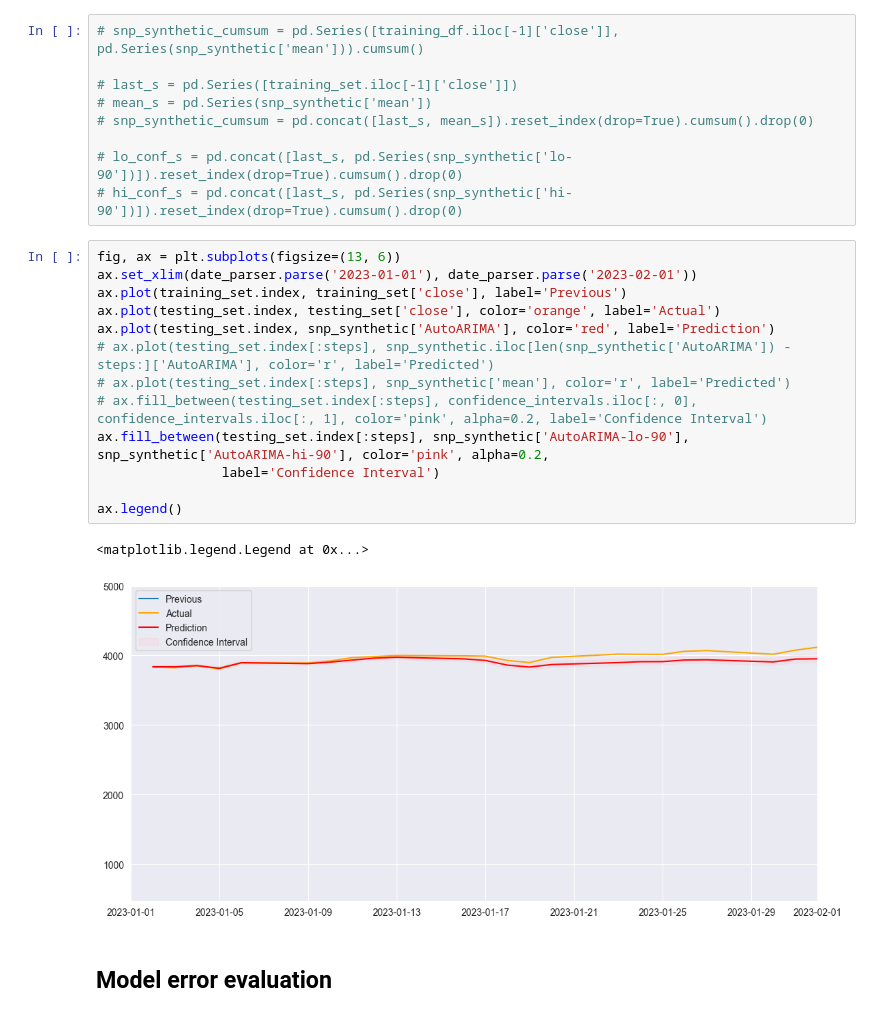
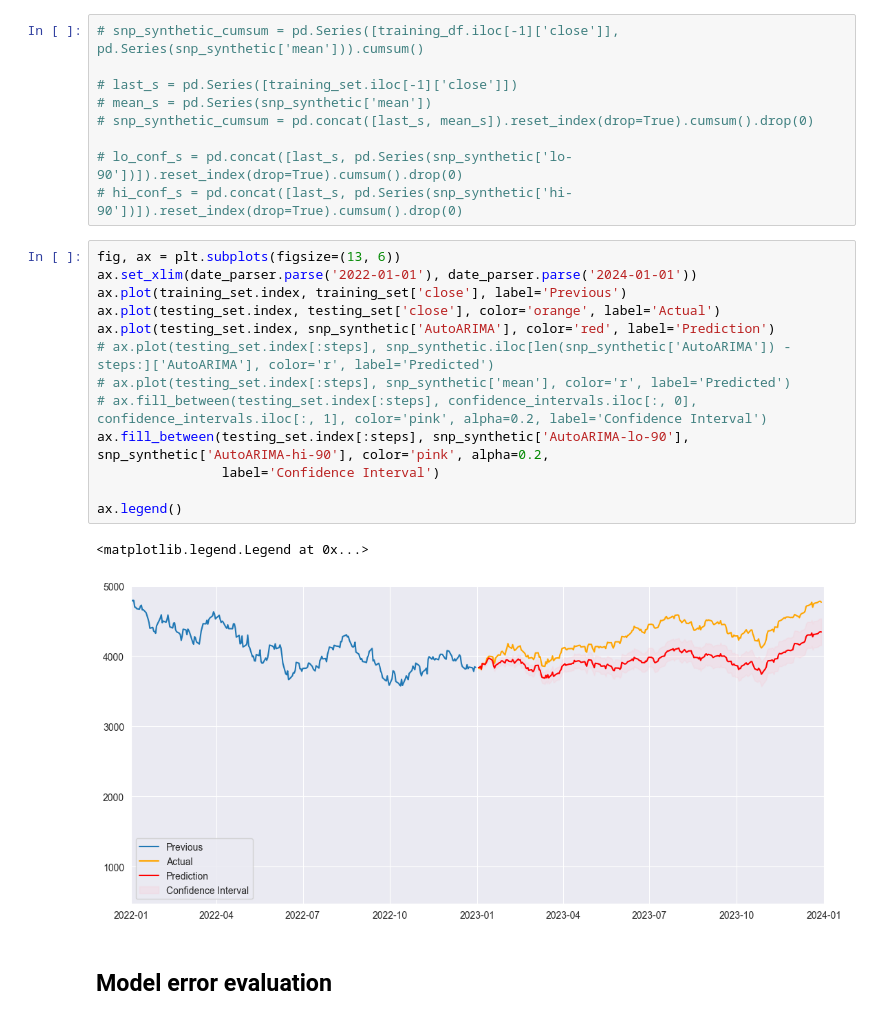
Before and after one commit to eddienubes/datascience-for-ek, a Jupyter notebook: project1/analysis.ipynb, the cells around one changed output. Cells and saved outputs as stored; diff of their text form.

```diff
--- a/project1/analysis.ipynb
+++ b/project1/analysis.ipynb
@@ -319,20 +321,20 @@ snp_synthetic
 # hi_conf_s = pd.concat([last_s, pd.Series(snp_synthetic['hi-90'])]).reset_index(drop=True).cumsum().drop(0)
 # %%
 fig, ax = plt.subplots(figsize=(13, 6))
-ax.set_xlim(date_parser.parse('2023-01-01'), date_parser.parse('2023-02-01'))
+ax.set_xlim(date_parser.parse('2022-01-01'), date_parser.parse('2024-01-01'))
 ax.plot(training_set.index, training_set['close'], label='Previous')
 ax.plot(testing_set.index, testing_set['close'], color='orange', label='Actual')
 ax.plot(testing_set.index, snp_synthetic['AutoARIMA'], color='red', label='Prediction')
 # ax.plot(testing_set.index[:steps], snp_synthetic.iloc[len(snp_synthetic['AutoARIMA']) - steps:]['AutoARIMA'], color='r', label='Predicted')
 # ax.plot(testing_set.index[:steps], snp_synthetic['mean'], color='r', label='Predicted')
 # ax.fill_between(testing_set.index[:steps], confidence_intervals.iloc[:, 0], confidence_intervals.iloc[:, 1], color='pink', alpha=0.2, label='Confidence Interval')
 ax.fill_between(testing_set.index[:steps], snp_synthetic['AutoARIMA-lo-90'], snp_synthetic['AutoARIMA-hi-90'], color='pink', alpha=0.2,
                 label='Confidence Interval')
 
 ax.legend()
 # %% [output]
 <matplotlib.legend.Legend at 0x...>
-[figure, old version]
+[figure, new version]
 # %% [markdown]
 ## Model error evaluation
 # %%
```
Also changed, not shown: parts of 3 cells of this notebook.
